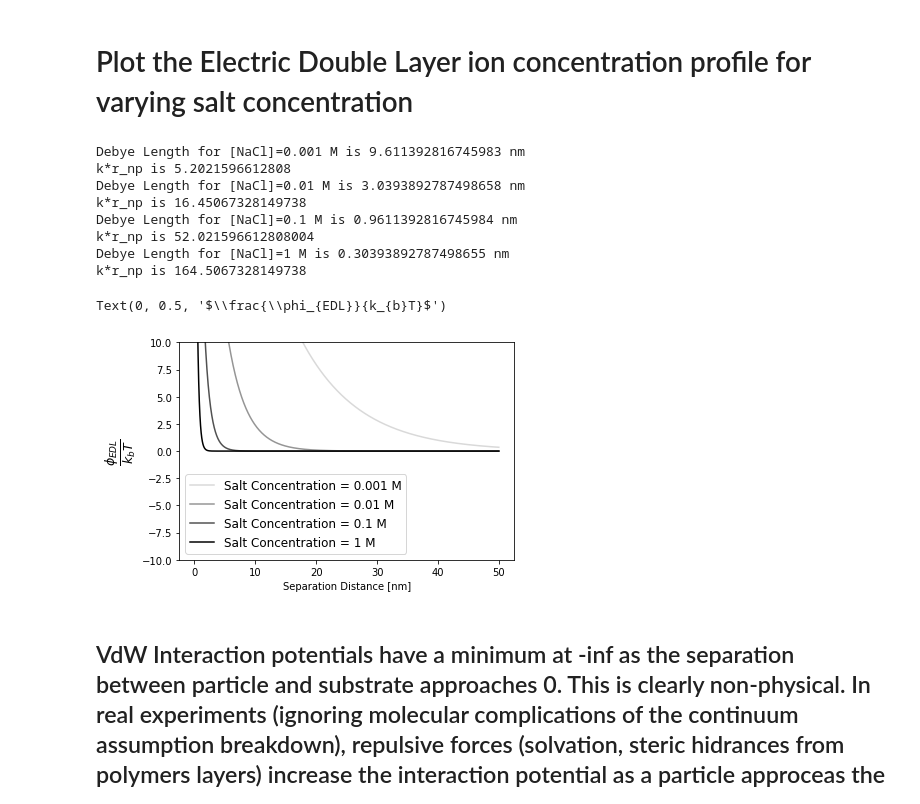
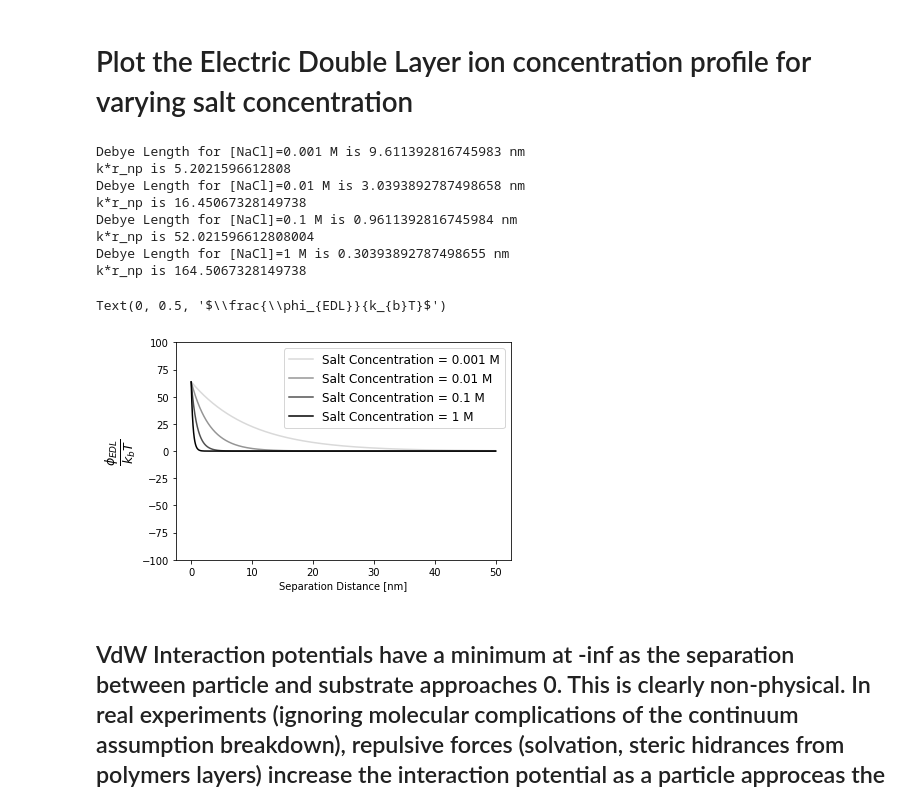
Before and after one commit to mikeboyle321/Macromolecular_Engineering_Nanoparticle_Transport, a Jupyter notebook: Worked_Example_DLVO.ipynb, the cells around one changed output. Saved outputs shown, nothing was run; the diff lists cells and outputs as text; code cells hidden in the pictures.

```diff
--- a/Worked_Example_DLVO.ipynb
+++ b/Worked_Example_DLVO.ipynb
@@ -103,35 +105,35 @@ def calc_edl(h_min, h_max, r_np_calc, c_s_bulk_calc, z_ion_calc, psi_p_calc, psi
   print(f'k*r_np is {debye_param_calc*r_calc}')
   return h_calc, phi_edl_calc # returns m, J
 
 r_np = 50 # nm
 psi_s = -25# mV
 psi_p = -25 # mV
 z = 1 # salt valency - 1 for monovalent salt like NaCl
 c_salt = [0.001, 0.01, 0.1, 1] # concentration of salt in the bulk soltuion in mol/L
 kT = kb*T
 # define constants
 sep_min = 0.001 # nm
 sep_max = 50 # nm
 kT = kb*T
 for i, value in enumerate(c_salt):
   h, phi_edl = calc_edl(h_min=sep_min, h_max=sep_max, r_np_calc=r_np, c_s_bulk_calc=value, z_ion_calc=z, psi_p_calc=psi_p, psi_s_calc=psi_s)
   plt.plot(h*1E9, phi_edl/kT, color =  plt.cm.Greys((1/len(c_salt))*(i+1)), label = ('Salt Concentration = ' + str(value) + ' M'))
 plt.legend(fontsize=12)
-plt.ylim([-10,10])
+plt.ylim([-100,100])
 # plt.title('EDL for 100 nm PS particle in NaCl')
 plt.xlabel('Separation Distance [nm]')
 plt.ylabel(r'$\frac{\phi_{EDL}}{k_{b}T}$', fontsize=18)
 # %% [output]
 Debye Length for [NaCl]=0.001 M is 9.611392816745983 nm
 k*r_np is 5.2021596612808
 Debye Length for [NaCl]=0.01 M is 3.0393892787498658 nm
 k*r_np is 16.45067328149738
 Debye Length for [NaCl]=0.1 M is 0.9611392816745984 nm
 k*r_np is 52.021596612808004
 Debye Length for [NaCl]=1 M is 0.30393892787498655 nm
 k*r_np is 164.5067328149738
 Text(0, 0.5, '$\\frac{\\phi_{EDL}}{k_{b}T}$')
-[figure, old version]
+[figure, new version]
 # %% [markdown]
 ## VdW Interaction potentials have a minimum at -inf as the separation between particle and substrate approaches 0. This is clearly non-physical. In real experiments (ignoring molecular complications of the continuum assumption breakdown), repulsive forces (solvation, steric hidrances from polymers layers) increase the interaction potential as a particle approceas the surface. To account for this, Lee .et *al* model short range repulsion (Pauli exclusion) from overlapping molecular orbitals via a Born Repulsion term with a potential shown below. It is based on a Hamaker type summation of the molecular expression of the Born repulsion following a distance dependency of h−12 for the sphere-plate geometry
 # %%
```
Also changed, not shown: parts of 4 cells of this notebook.
